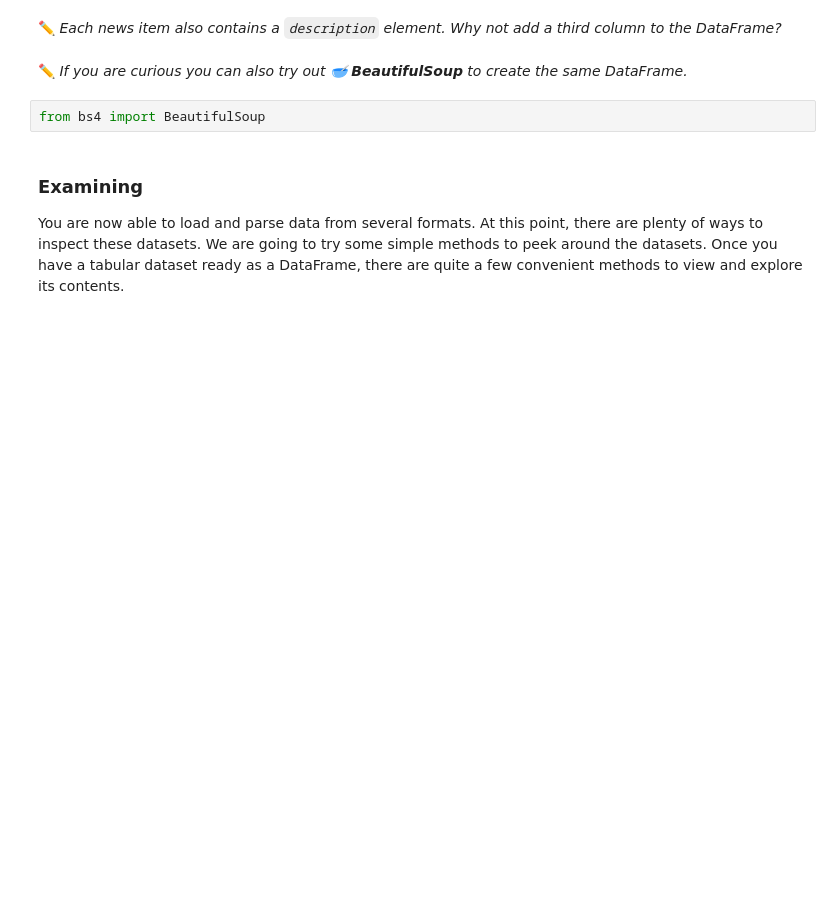
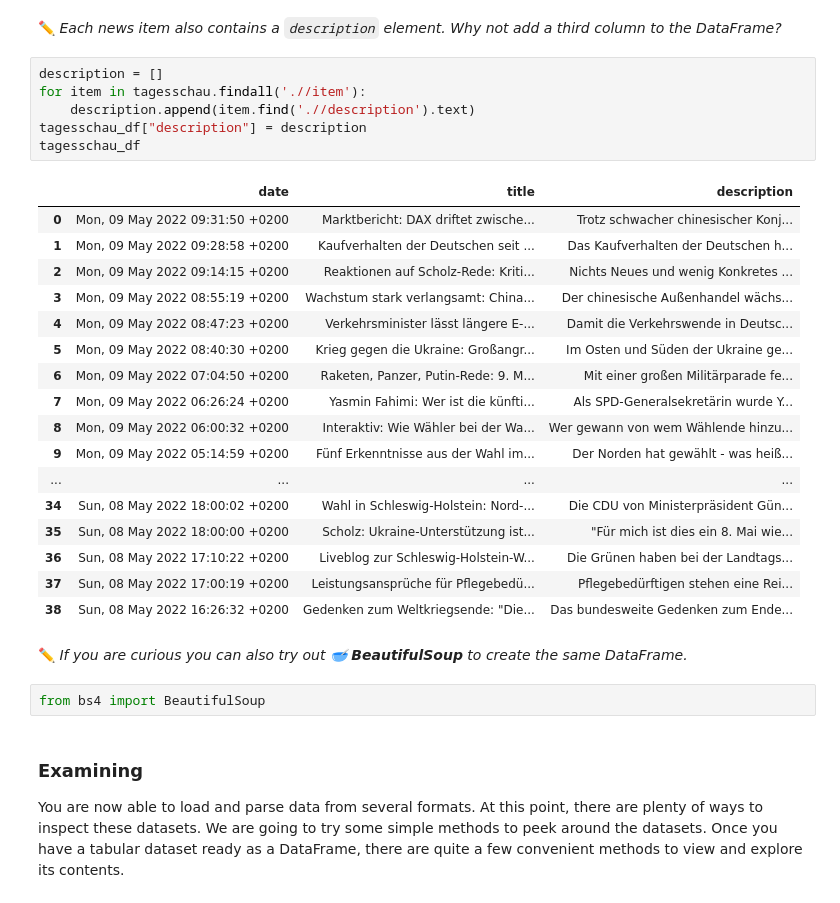
Before and after one commit to FUB-HCC/hcds-summer-2022, a Jupyter notebook: assignments/A1_R1_WarmUp/Group_02/anwi/A1_WarmUp.ipynb, the cells around one changed output. Drawn from its saved outputs; the diff is of its cells as text; blank space fills up the shorter version.

```diff
--- a/assignments/A1_R1_WarmUp/Group_02/anwi/A1_WarmUp.ipynb
+++ b/assignments/A1_R1_WarmUp/Group_02/anwi/A1_WarmUp.ipynb
@@ -364,5 +414,29 @@ tagesschau_df
 # %% [markdown]
 ✏️ *Each news item also contains a `description` element. Why not add a third column to the DataFrame?*
+# %%
+description = []
+for item in tagesschau.findall('.//item'):
+    description.append(item.find('.//description').text)
+tagesschau_df["description"] = description
+tagesschau_df
+# %% [output]
+|  | date | title | description |
+| 0 | Mon, 09 May 2022 09:31:50 +0200 | Marktbericht: DAX driftet zwische... | Trotz schwacher chinesischer Konj... |
+| 1 | Mon, 09 May 2022 09:28:58 +0200 | Kaufverhalten der Deutschen seit ... | Das Kaufverhalten der Deutschen h... |
+| 2 | Mon, 09 May 2022 09:14:15 +0200 | Reaktionen auf Scholz-Rede: Kriti... | Nichts Neues und wenig Konkretes ... |
+| 3 | Mon, 09 May 2022 08:55:19 +0200 | Wachstum stark verlangsamt: China... | Der chinesische Außenhandel wächs... |
+| 4 | Mon, 09 May 2022 08:47:23 +0200 | Verkehrsminister lässt längere E-... | Damit die Verkehrswende in Deutsc... |
+| 5 | Mon, 09 May 2022 08:40:30 +0200 | Krieg gegen die Ukraine: Großangr... | Im Osten und Süden der Ukraine ge... |
+| 6 | Mon, 09 May 2022 07:04:50 +0200 | Raketen, Panzer, Putin-Rede: 9. M... | Mit einer großen Militärparade fe... |
+| 7 | Mon, 09 May 2022 06:26:24 +0200 | Yasmin Fahimi: Wer ist die künfti... | Als SPD-Generalsekretärin wurde Y... |
+| 8 | Mon, 09 May 2022 06:00:32 +0200 | Interaktiv: Wie Wähler bei der Wa... | Wer gewann von wem Wählende hinzu... |
+| 9 | Mon, 09 May 2022 05:14:59 +0200 | Fünf Erkenntnisse aus der Wahl im... | Der Norden hat gewählt - was heiß... |
+| ... | ... | ... | ... |
+| 34 | Sun, 08 May 2022 18:00:02 +0200 | Wahl in Schleswig-Holstein: Nord-... | Die CDU von Ministerpräsident Gün... |
+| 35 | Sun, 08 May 2022 18:00:00 +0200 | Scholz: Ukraine-Unterstützung ist... | "Für mich ist dies ein 8. Mai wie... |
+| 36 | Sun, 08 May 2022 17:10:22 +0200 | Liveblog zur Schleswig-Holstein-W... | Die Grünen haben bei der Landtags... |
+| 37 | Sun, 08 May 2022 17:00:19 +0200 | Leistungsansprüche für Pflegebedü... | Pflegebedürftigen stehen eine Rei... |
+| 38 | Sun, 08 May 2022 16:26:32 +0200 | Gedenken zum Weltkriegsende: "Die... | Das bundesweite Gedenken zum Ende... |
 # %% [markdown]
 ✏️ *If you are curious you can also try out 🥣 **BeautifulSoup** to create the same DataFrame.*
 # %%
```
Also changed, not shown: parts of 21 cells of this notebook, 2 other files.
